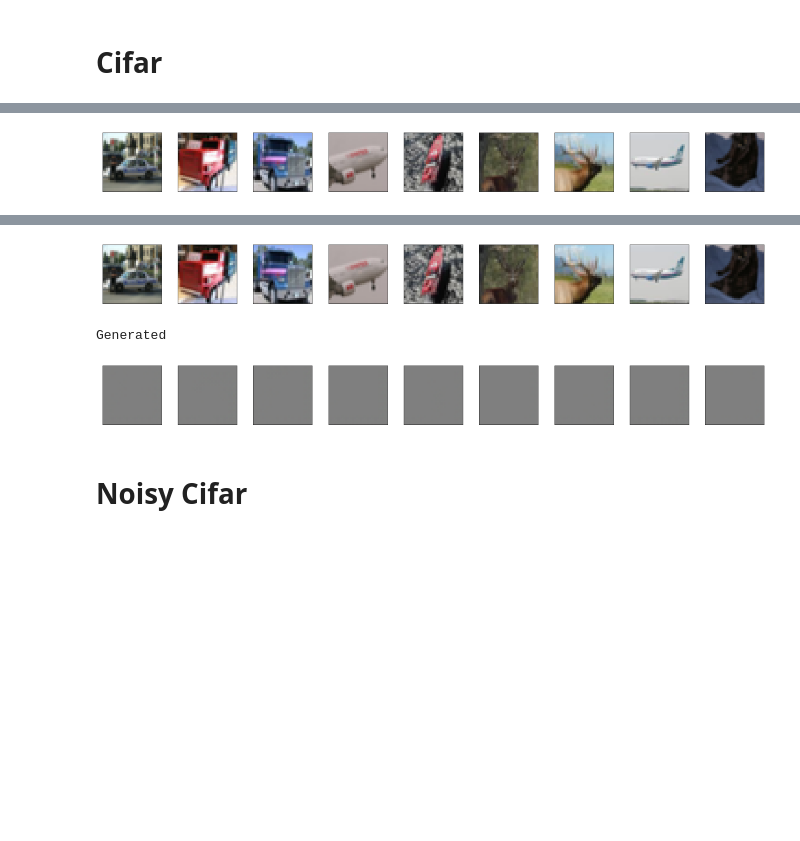
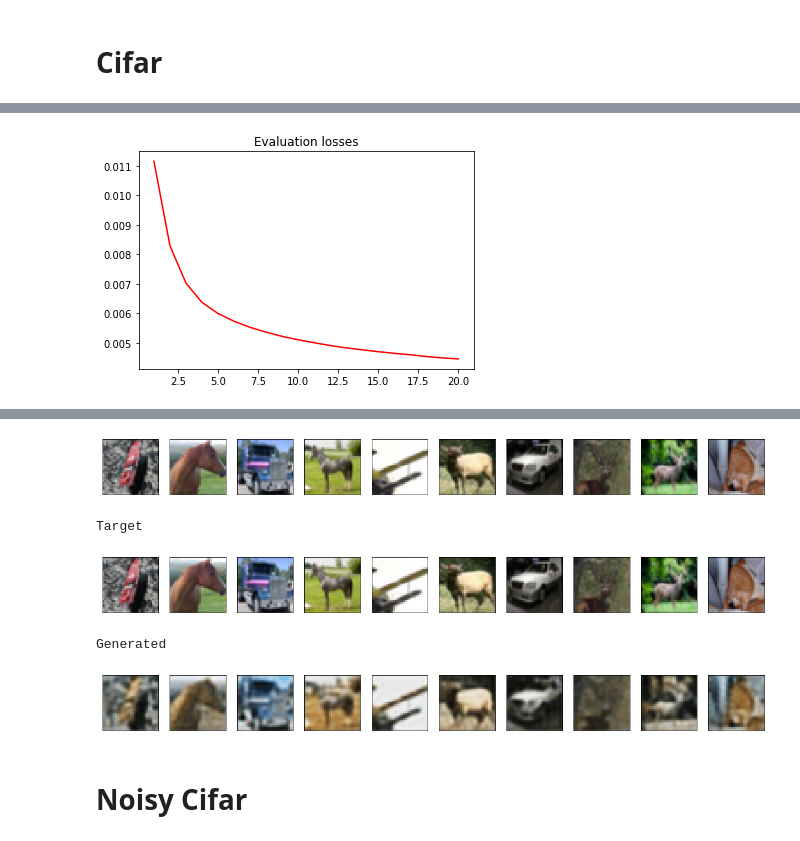
Before and after one commit to ThomasRanvier/image_restoration, a Jupyter notebook: autoencoders_CIFAR.ipynb, the cells around one changed output, grey strips where cells are left out. Saved outputs shown, nothing was run; the diff lists cells and outputs as text; code cells hidden in the pictures; blank space fills up the shorter version.

```diff
--- a/autoencoders_CIFAR.ipynb
+++ b/autoencoders_CIFAR.ipynb
@@ -35,7 +35,7 @@ def plot_losses(losses, title='Evaluation losses'):
     plt.title(title)
     plt.show()
 
-def plot_results(mean_loss, batch_data, nb_imgs=9):
+def plot_results(mean_loss, batch_data, nb_imgs=10):
     (x, y, y_hat) = batch_data
     print(f'Mean loss: {round(mean_loss, 4)}')
     print('Input')
@@ -86,6 +104,6 @@ Generated
 # %%
 conv_cifar_autoencoder = autoencoders.Autoencoder(conv_encoder, conv_decoder)
-#eval_losses = conv_cifar_autoencoder.fit(cifar_train, cifar_eval, epochs=20)
-#plot_losses(eval_losses)
+eval_losses = conv_cifar_autoencoder.fit(cifar_train, cifar_eval, epochs=20)
+plot_losses(eval_losses)
 plot_results(*conv_cifar_autoencoder.evaluate(cifar_test))
 # %% [output]
@@ -94 +127 @@ Input
-[figure, old version]
+[figure, new version]
@@ -96,6 +130,8 @@ Target
-[figure, old version]
+[figure, new version]
-Generated
+Target
-[figure, old version]
+[figure, new version]
+Generated
+[figure, added]
 # %% [markdown]
 # Noisy Cifar
 # %%
```
Also changed, not shown: parts of 4 cells of this notebook, 4 other files.
